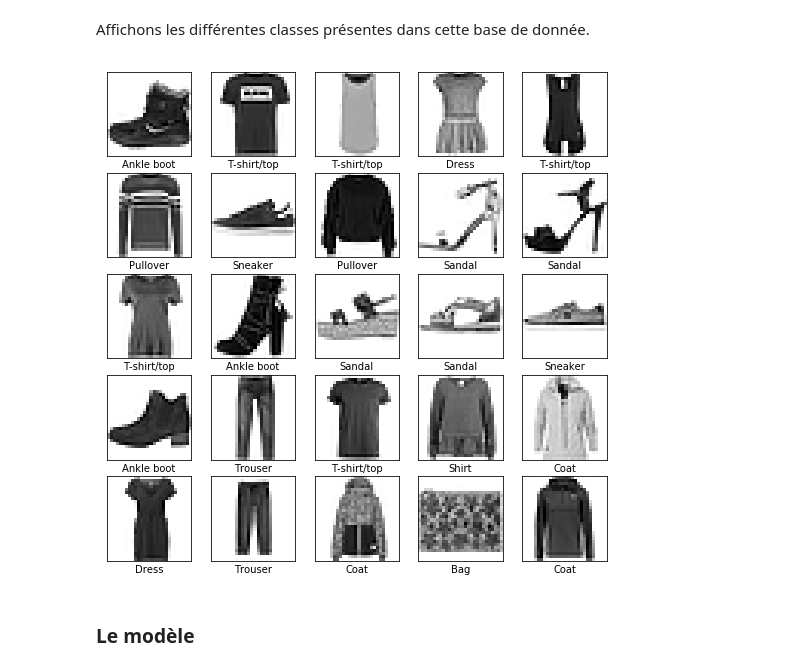
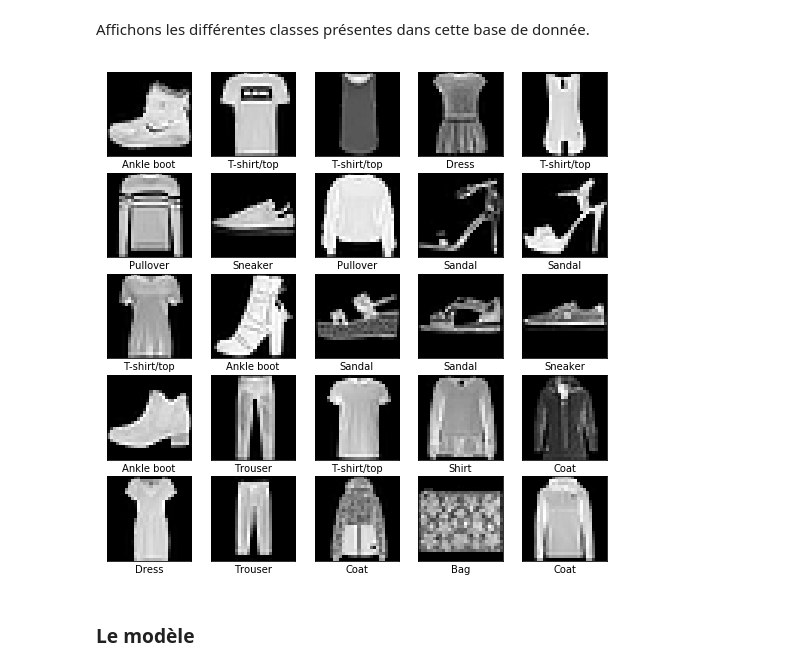
Before and after one commit to 0xSalim/classification_neural_networks, a Jupyter notebook: NeuralNet-Fashion.ipynb, the cells around one changed output. Cells and saved outputs as stored; diff of their text form; code cells hidden in the pictures.

```diff
--- a/NeuralNet-Fashion.ipynb
+++ b/NeuralNet-Fashion.ipynb
@@ -104,14 +97,14 @@ Affichons les différentes classes présentes dans cette base de donnée.
 # %%
 plt.figure(figsize=(9,9))
 for i in range(25):
     plt.subplot(5,5,i+1)
     plt.xticks([])
     plt.yticks([])
     plt.grid(False)
-    plt.imshow(x_train[i], cmap=plt.cm.binary)
+    plt.imshow(x_train[i], cmap='gray')
     plt.xlabel(class_names[y_train[i]])
 # %% [output]
-[figure, old version]
+[figure, new version]
 # %% [markdown]
 ### Le modèle
 # %% [markdown]
```
Also changed, not shown: parts of 12 cells of this notebook.
